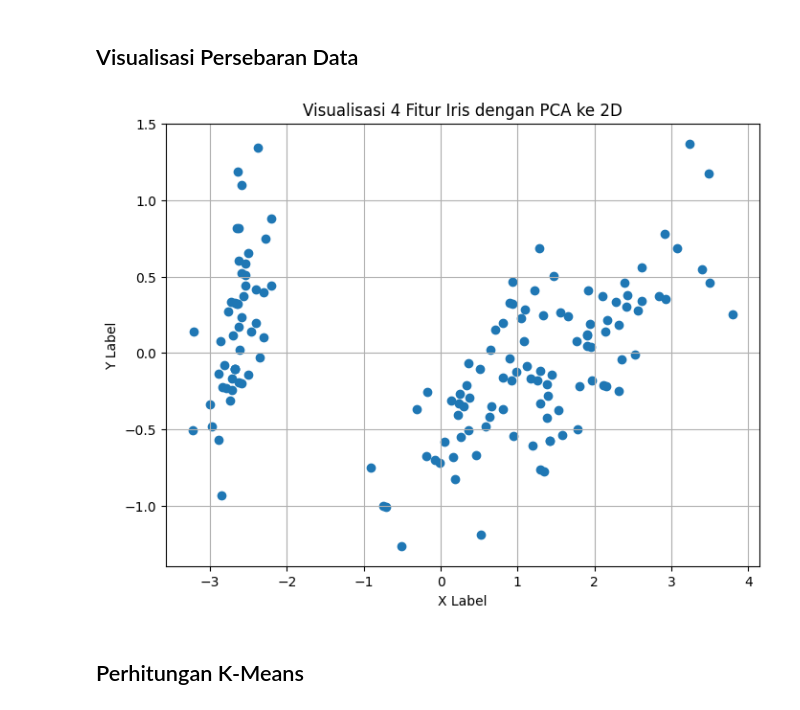
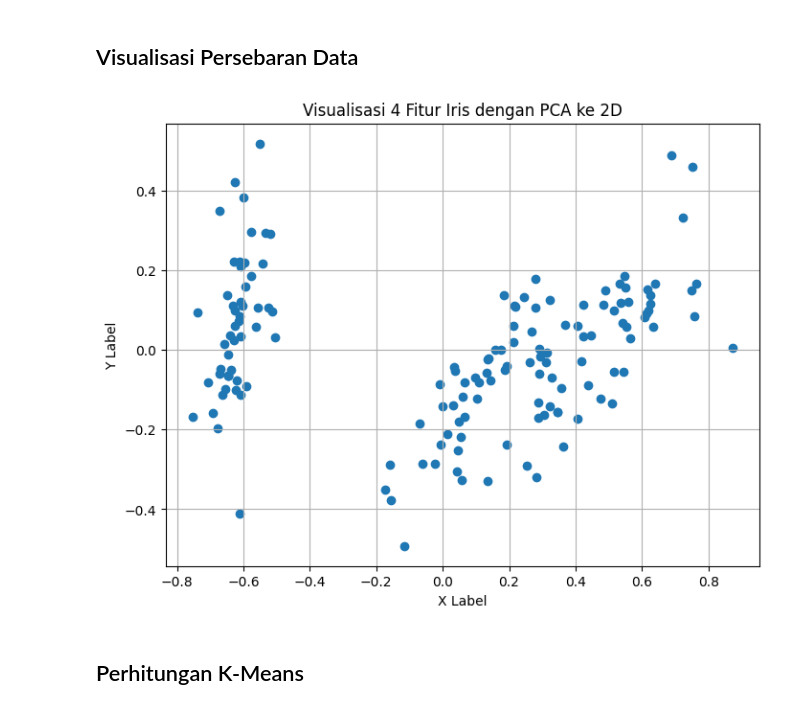
Before and after one commit to fthndev/pendata, a Jupyter notebook: _sources/k-means.ipynb, the cells around one changed output. Drawn from its saved outputs; the diff is of its cells as text; code cells hidden in the pictures.

```diff
--- a/_sources/k-means.ipynb
+++ b/_sources/k-means.ipynb
@@ -139,24 +140,28 @@ Kolom 'Species' berhasil dihapus atau tidak ditampilkan.
 # %%
 # data dari database diambil dan dimasukkan ke DataFrame
 data = pd.DataFrame(data_remove_class, columns=["id", "SepalLengthCM", "SepalWidthCM", "PetalLengthCM", "PetalWidthCM"])
 
 # Menghapus Kolom id
 data = data.drop(columns=['id'])
 
+
+scaler = MinMaxScaler()
+data_normalized = scaler.fit_transform(data)
+
 # visualisasi 2 dimensi
 pca = PCA(n_components=2)
-X_pca = pca.fit_transform(data)
+X_pca = pca.fit_transform(data_normalized)
 
 # Plot hasil PCA
 plt.figure(figsize=(8,6))
 plt.scatter(X_pca[:, 0], X_pca[:, 1])
 plt.title("Visualisasi 4 Fitur Iris dengan PCA ke 2D")
 plt.xlabel("X Label")
 plt.ylabel("Y Label")
 plt.grid(True)
 plt.show()
 # %% [output]
-[figure, old version]
+[figure, new version]
 # %% [markdown]
 ## Perhitungan K-Means
 # %% [markdown]
```
Also changed, not shown: parts of 17 cells of this notebook, 16 other files.
